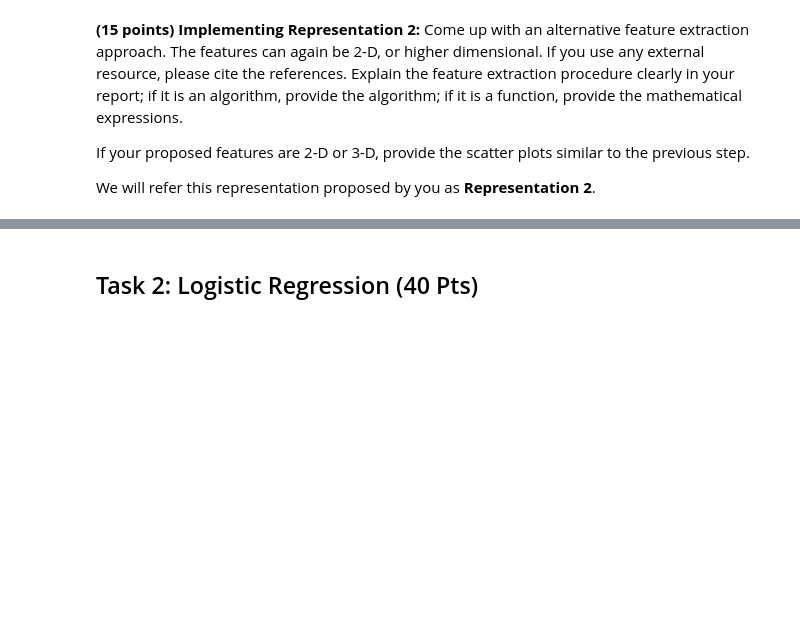
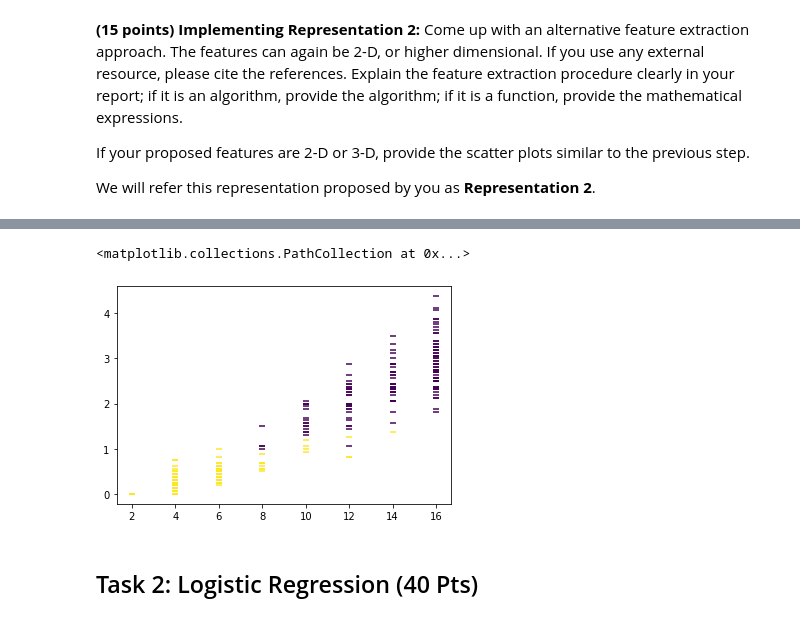
Before and after one commit to yavuzDemir21/Machine-Learning-Digit-Classifier, a Jupyter notebook: SolnTemplate_Yavuz.ipynb, the cells around one changed output, grey strips where cells are left out. Drawn from its saved outputs; the diff is of its cells as text; code cells hidden in the pictures; blank space fills up the shorter version.

```diff
--- a/SolnTemplate_Yavuz.ipynb
+++ b/SolnTemplate_Yavuz.ipynb
@@ -83,0 +215,2 @@ We will refer this representation proposed by you as **Representation 2**.
+# %%
+test_features = extract(test_data)
@@ -84,3 +235,8 @@ We will refer this representation proposed by you as **Representation 2**.
+# %%
+plt.scatter(Represent2_test_data_labelled[:,0], Represent2_test_data_labelled[:,1], c=Represent2_test_data_labelled[:,2], marker="_" )
+# %% [output]
+<matplotlib.collections.PathCollection at 0x...>
+[figure, added]
 # %% [markdown]
 ## Task 2: Logistic Regression (40 Pts)
 # %% [markdown]
```
Also changed, not shown: parts of 32 cells of this notebook.
